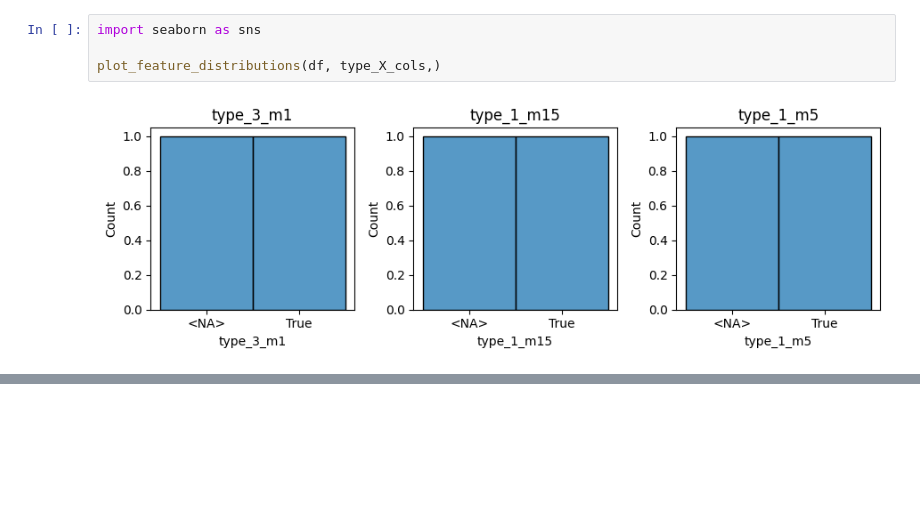
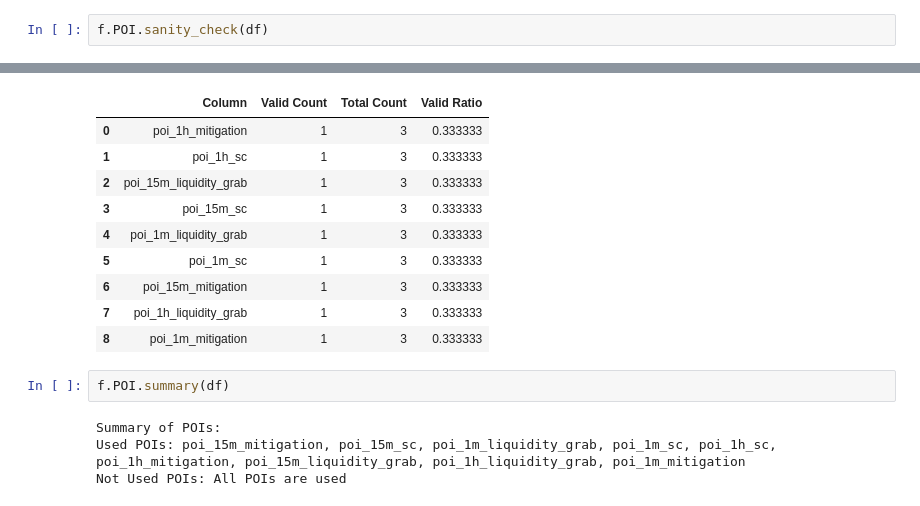
Before and after one commit to put101/trade_journal, a Jupyter notebook: analysis.ipynb, the cells around one changed output, grey strips where cells are left out. Cells and saved outputs as stored; diff of their text form; blank space fills up the shorter version.

```diff
--- a/analysis.ipynb
+++ b/analysis.ipynb
@@ -146,6 +141,3 @@ dtype: float64
-# %%
-import seaborn as sns
-
-plot_feature_distributions(df, type_X_cols,)
-# %% [output]
-[figure, removed]
+# %%
+f.POI.sanity_check(df)
+# %% [output]
@@ -151,0 +154,16 @@ plot_feature_distributions(df, type_X_cols,)
+|  | Column | Valid Count | Total Count | Valid Ratio |
+| 0 | poi_1h_mitigation | 1 | 3 | 0.333333 |
+| 1 | poi_1h_sc | 1 | 3 | 0.333333 |
+| 2 | poi_15m_liquidity_grab | 1 | 3 | 0.333333 |
+| 3 | poi_15m_sc | 1 | 3 | 0.333333 |
+| 4 | poi_1m_liquidity_grab | 1 | 3 | 0.333333 |
+| 5 | poi_1m_sc | 1 | 3 | 0.333333 |
+| 6 | poi_15m_mitigation | 1 | 3 | 0.333333 |
+| 7 | poi_1h_liquidity_grab | 1 | 3 | 0.333333 |
+| 8 | poi_1m_mitigation | 1 | 3 | 0.333333 |
+# %%
+f.POI.summary(df)
+# %% [output]
+Summary of POIs:
+Used POIs: poi_15m_mitigation, poi_15m_sc, poi_1m_liquidity_grab, poi_1m_sc, poi_1h_sc, poi_1h_mitigation, poi_15m_liquidity_grab, poi_1h_liquidity_grab, poi_1m_mitigation
+Not Used POIs: All POIs are used
```
Also changed, not shown: parts of 10 cells of this notebook, 29 other files.
